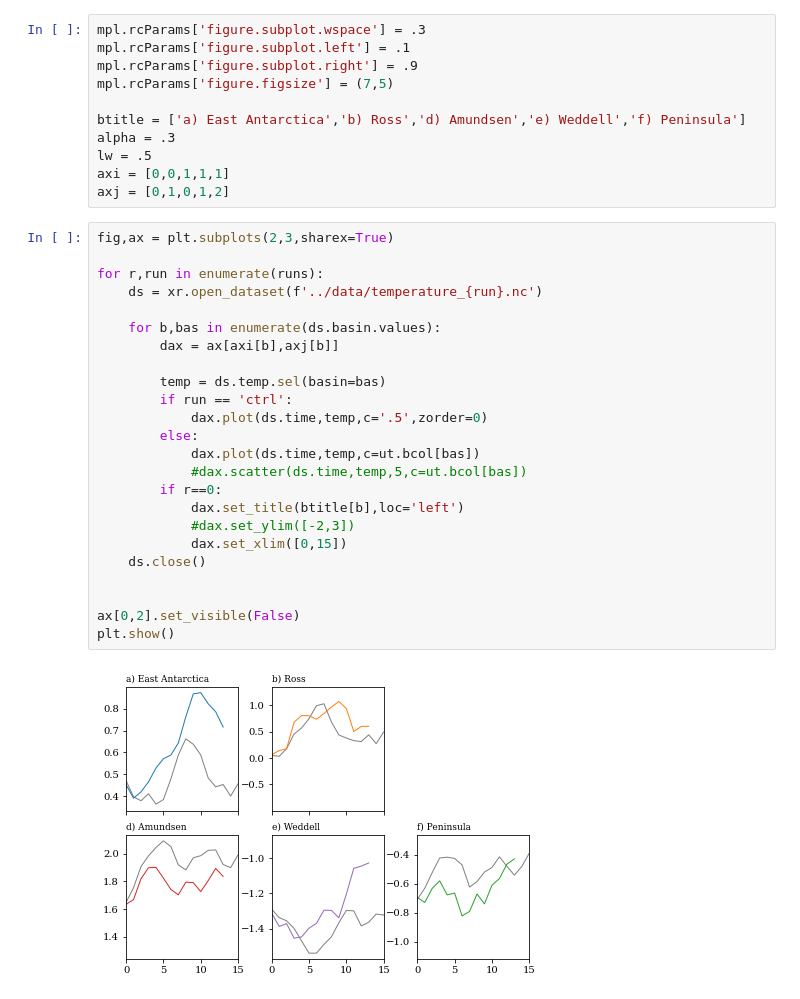
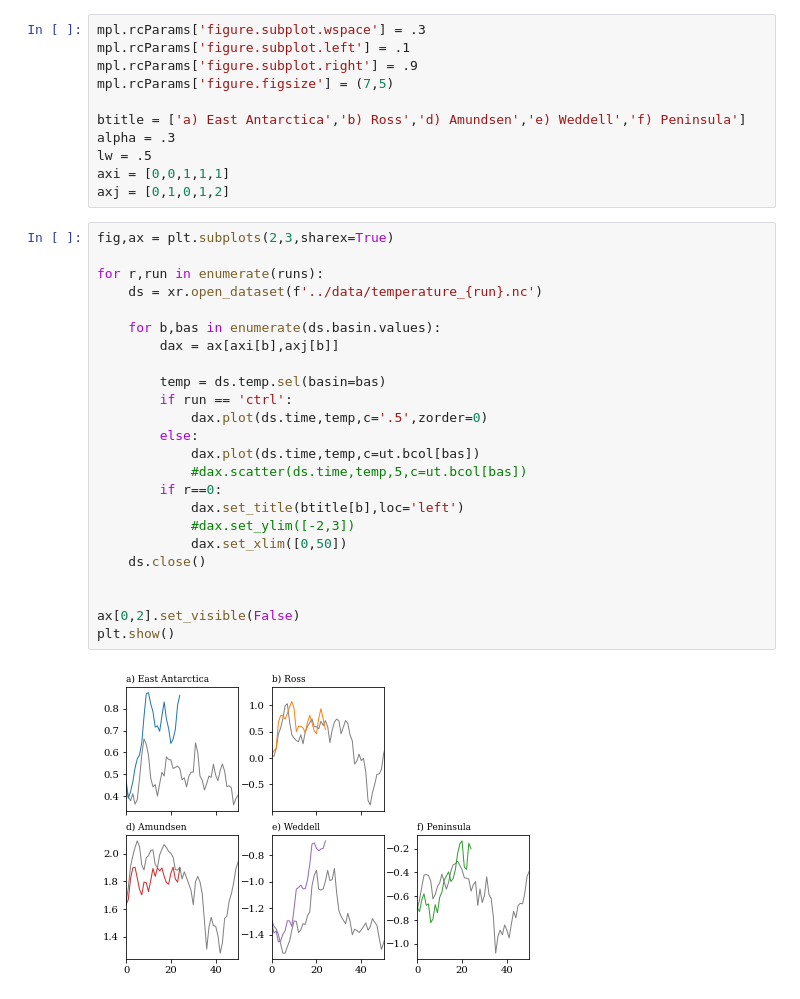
Before and after one commit to erwinlambert/feedback, a Jupyter notebook: notebooks/Plot_perturbations.ipynb, the cells around one changed output. Cells and saved outputs as stored; diff of their text form.

```diff
--- a/notebooks/Plot_perturbations.ipynb
+++ b/notebooks/Plot_perturbations.ipynb
@@ -24,26 +24,26 @@ axj = [0,1,0,1,2]
 # %%
 fig,ax = plt.subplots(2,3,sharex=True)
 
 for r,run in enumerate(runs):
     ds = xr.open_dataset(f'../data/temperature_{run}.nc')
 
     for b,bas in enumerate(ds.basin.values):
         dax = ax[axi[b],axj[b]]
 
         temp = ds.temp.sel(basin=bas)
         if run == 'ctrl':
             dax.plot(ds.time,temp,c='.5',zorder=0)
         else:
             dax.plot(ds.time,temp,c=ut.bcol[bas])
             #dax.scatter(ds.time,temp,5,c=ut.bcol[bas])
         if r==0:
             dax.set_title(btitle[b],loc='left')
             #dax.set_ylim([-2,3])
-            dax.set_xlim([0,15])
+            dax.set_xlim([0,50])
     ds.close()
 
 
 ax[0,2].set_visible(False)
 plt.show()
 # %% [output]
-[figure, old version]
+[figure, new version]
```
Also changed, not shown: 45 other files.
